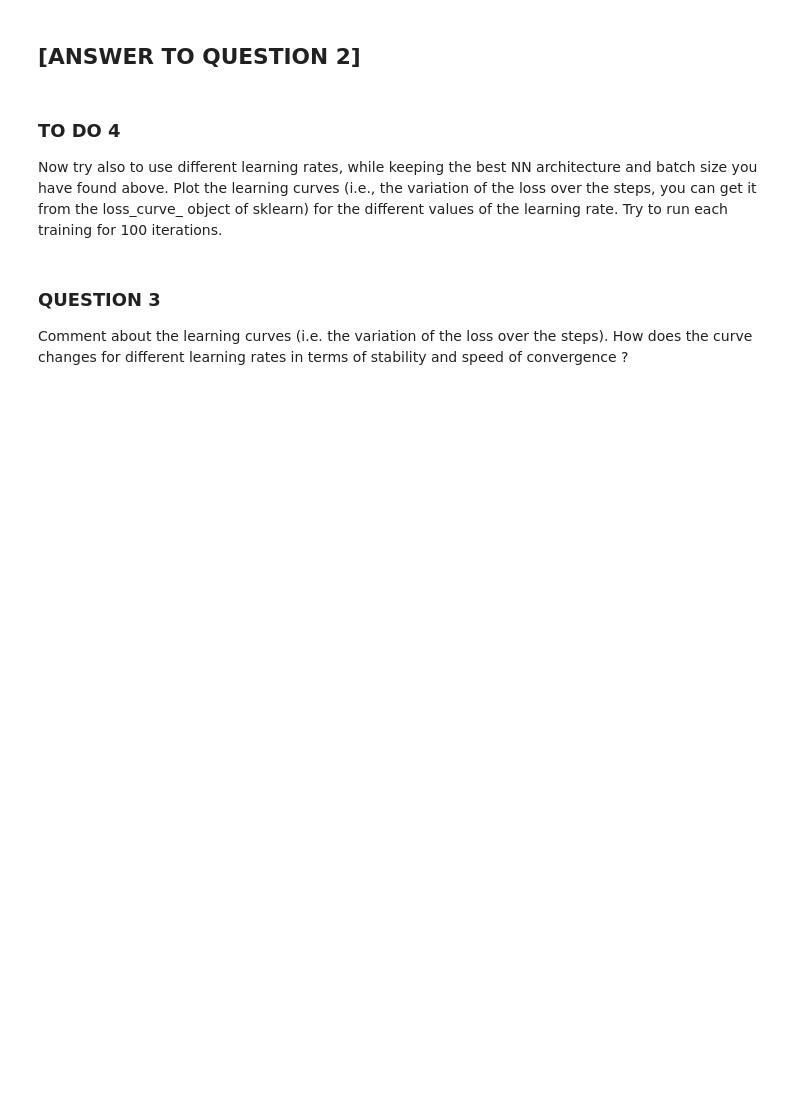
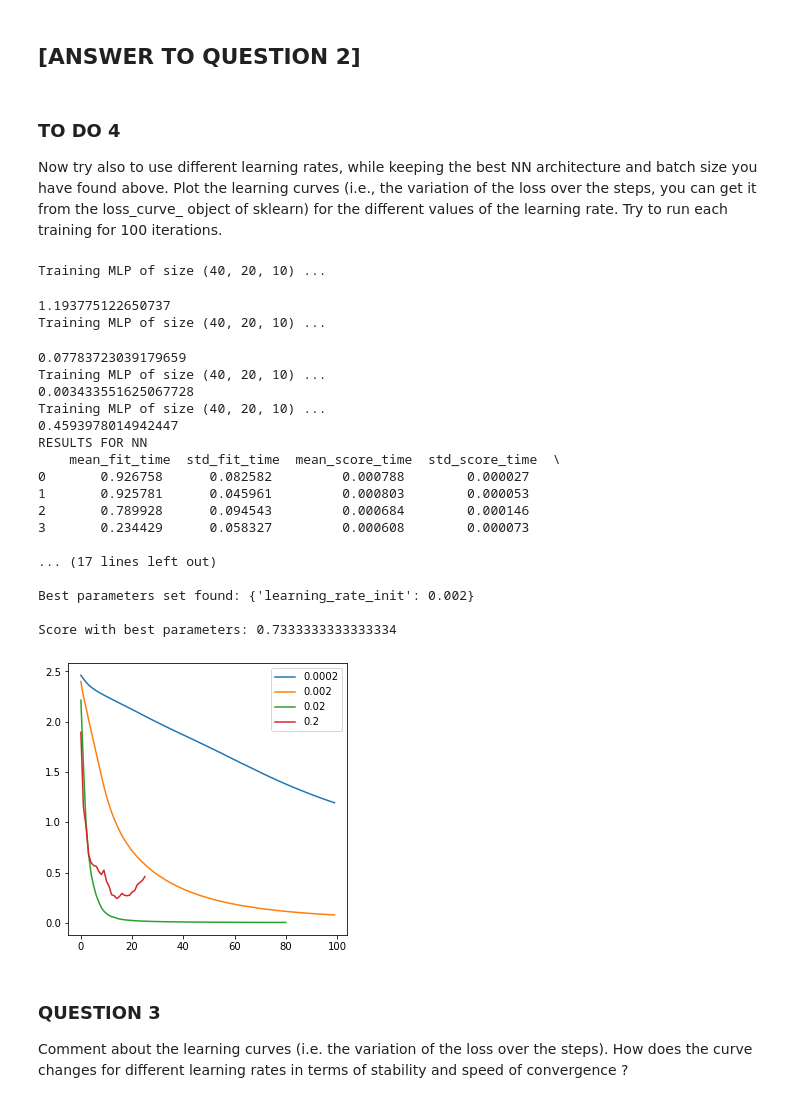
Before and after one commit to tommasoamico/machine_learning, a Jupyter notebook: lab3/LAB3_Characters_Classification_with_Neural_Networks.ipynb, the cells around one changed output. Drawn from its saved outputs; the diff is of its cells as text; code cells hidden in the pictures; blank space fills up the shorter version.

```diff
--- a/lab3/LAB3_Characters_Classification_with_Neural_Networks.ipynb
+++ b/lab3/LAB3_Characters_Classification_with_Neural_Networks.ipynb
@@ -312,3 +314,61 @@ print("Score with best parameters:")
+# %%
+import matplotlib.pyplot as plt
+import operator
+
+lr_list = [0.0002, 0.002, 0.02, 0.2]
+scores = {}
+
+min_loss = float('inf')
+mlp = MLPClassifier(hidden_layer_sizes=(20,), batch_size=32, max_iter=100, activation='relu', alpha=1e-4, solver='sgd',
+                    tol=1e-4, random_state=ID)
+parameters = {'learning_rate_init': lr_list}
+cross = GridSearchCV(mlp, parameters, cv=kf)
+cross.fit(X_train, y_train)
+
+fig, ax = plt.subplots(1,1, figsize=(5,5))
+for lr in lr_list:
+    print('Training MLP of size {} ...'.format(hl_size))
+    mlp =  MLPClassifier(hidden_layer_sizes=(20,), batch_size=32, max_iter=100, activation='relu', alpha=1e-4, solver='sgd',
+                    tol=1e-4, random_state=ID,
+                    learning_rate_init=lr)
+
+    mlp.fit(X_train, y_train)
+    ax.plot(mlp.loss_curve_, label=f'{lr}')
+    print(mlp.loss_curve_[-1])
+    if mlp.loss_curve_[-1] < min_loss:
+        min_loss = mlp.loss_curve_[-1]
+        best_param = lr
+    ax.legend()
+
+
+print ('RESULTS FOR NN\n', pd.DataFrame.from_dict(cross.cv_results_), "\n")
+
+print("Best parameters set found:", cross.best_params_, "\n")
+
+
+print("Score with best parameters:", cross.best_score_, "\n")
+# %% [output]
+Training MLP of size (40, 20, 10) ...
+1.193775122650737
+Training MLP of size (40, 20, 10) ...
+0.07783723039179659
+Training MLP of size (40, 20, 10) ...
+0.003433551625067728
+Training MLP of size (40, 20, 10) ...
+0.4593978014942447
+RESULTS FOR NN
+    mean_fit_time  std_fit_time  mean_score_time  std_score_time  \
+0       0.926758      0.082582         0.000788        0.000027
+1       0.925781      0.045961         0.000803        0.000053
+2       0.789928      0.094543         0.000684        0.000146
+3       0.234429      0.058327         0.000608        0.000073
+
+... (17 lines left out)
+
+Best parameters set found: {'learning_rate_init': 0.002}
+
+Score with best parameters: 0.7333333333333334
+[figure, added]
 # %% [markdown]
 ### QUESTION 3
 
```
Also changed, not shown: parts of 9 cells of this notebook.
